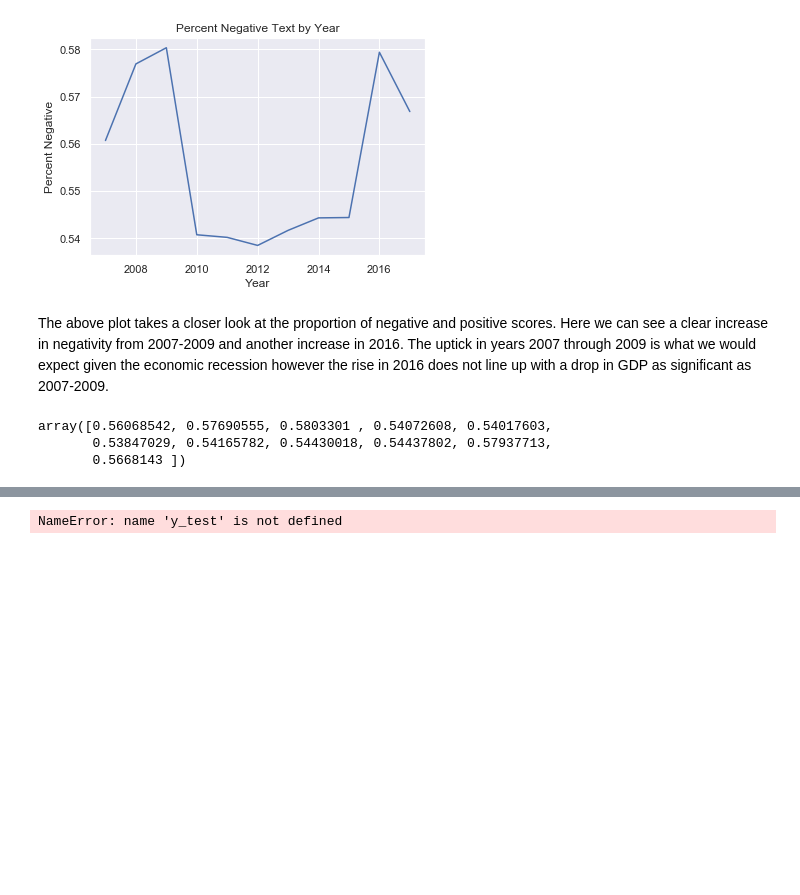
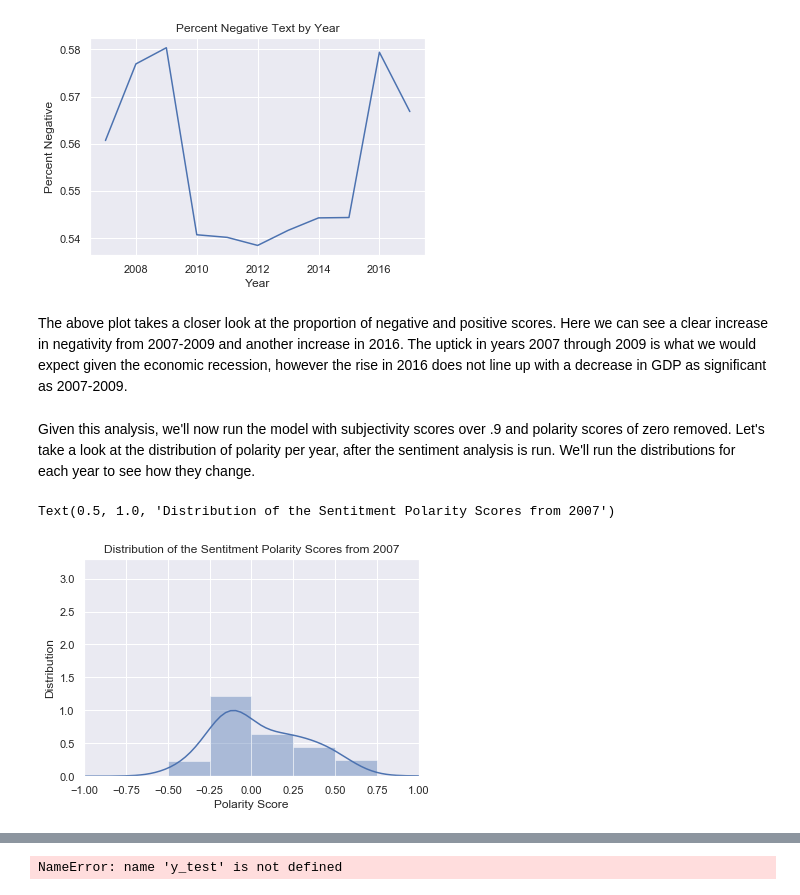
Before and after one commit to davepalazzo/Sentiment_Analysis_S-P_500, a Jupyter notebook: Economic_Forecasting.ipynb, the cells around one changed output, grey strips where cells are left out. Drawn from its saved outputs; the diff is of its cells as text; code cells hidden in the pictures; blank space fills up the shorter version.

Commit message:
Added distros from model_analysis

```diff
--- a/Economic_Forecasting.ipynb
+++ b/Economic_Forecasting.ipynb
@@ -236,14 +236,12 @@ plt.title('Percent Negative Text by Year')
 Text(0.5, 1.0, 'Percent Negative Text by Year')
 [figure]
 # %% [markdown]
-The above plot takes a closer look at the proportion of negative and positive scores. Here we can see a clear increase in negativity from 2007-2009 and another increase in 2016. The uptick in years 2007 through 2009 is what we would expect given the economic recession however the rise in 2016 does not line up with a drop in GDP as significant as 2007-2009.
+The above plot takes a closer look at the proportion of negative and positive scores. Here we can see a clear increase in negativity from 2007-2009 and another increase in 2016. The uptick in years 2007 through 2009 is what we would expect given the economic recession, however the rise in 2016 does not line up with a decrease in GDP as significant as 2007-2009.
-# %%
-np.array(freqSent['Percent Negative'])
-# %% [output]
-array([0.56068542, 0.57690555, 0.5803301 , 0.54072608, 0.54017603,
-       0.53847029, 0.54165782, 0.54430018, 0.54437802, 0.57937713,
-       0.5668143 ])
+# %% [markdown]
+Given this analysis, we'll now run the model with subjectivity scores over .9 and polarity scores of zero removed. Let's take a look at the distribution of polarity per year, after the sentiment analysis is run. We'll run the distributions for each year to see how they change.
 # %%
 analysis_word = pd.read_pickle('word_analysis.pkl')
 # the best parameters of the dataset for the model
 word_polarity_low = low_subjectivity(analysis_word)
+split_Xs = pd.DataFrame(word_polarity_low.X.tolist())
+split_Xs.fillna(value=-2, inplace=True)
@@ -251,0 +248,11 @@ word_polarity_low['X1'] = np.array(freqSent['Percent Negative'])
+# %%
+sns.distplot(split_Xs.iloc[:1],bins=12)
+plt.xlim(-1, 1)
+plt.ylim(None,3.3)
+plt.grid(True)
+plt.xlabel('Polarity Score')
+plt.ylabel('Distribution')
+plt.title('Distribution of the Sentitment Polarity Scores from 2007')
+# %% [output]
+Text(0.5, 1.0, 'Distribution of the Sentitment Polarity Scores from 2007')
+[figure, added]
```
Also changed, not shown: parts of 23 cells of this notebook.
